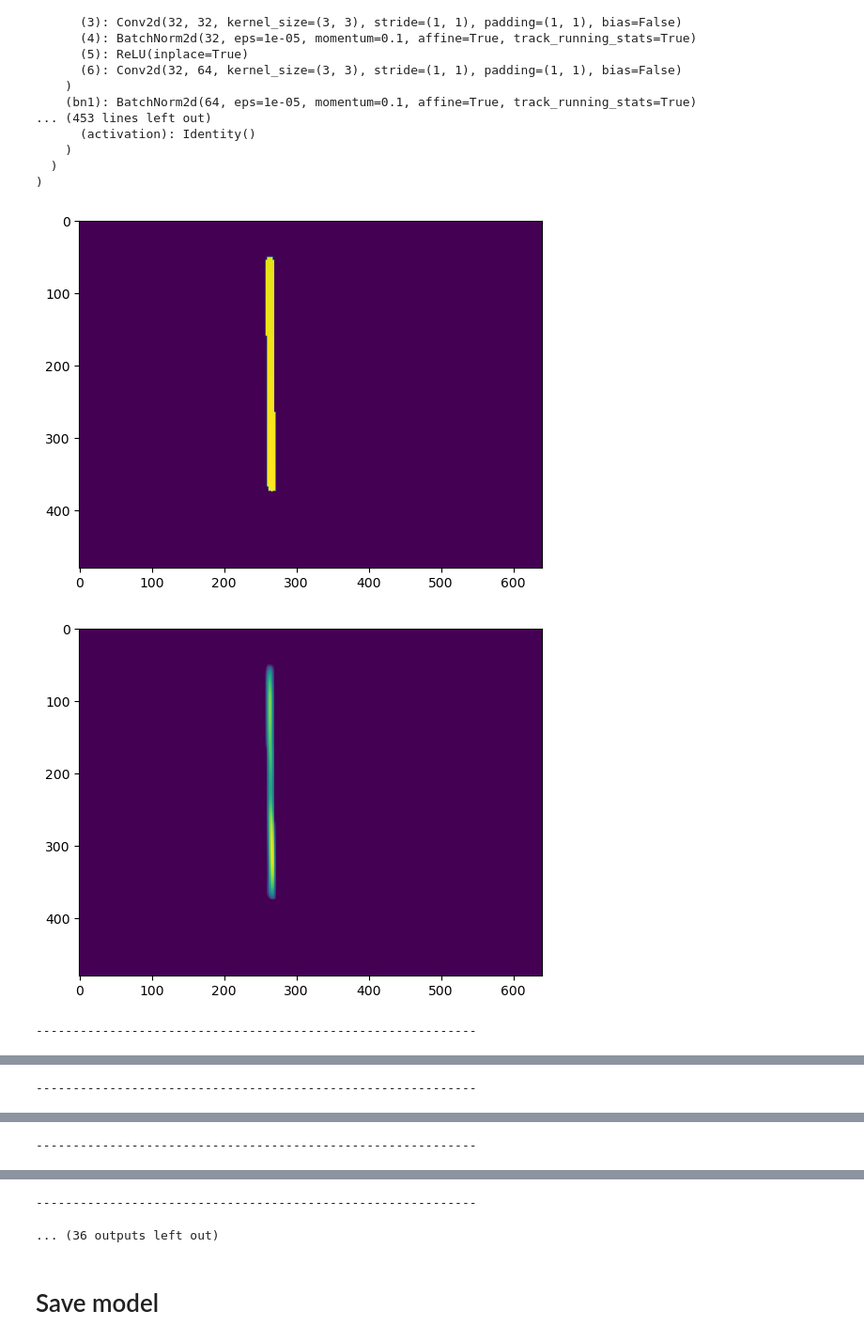
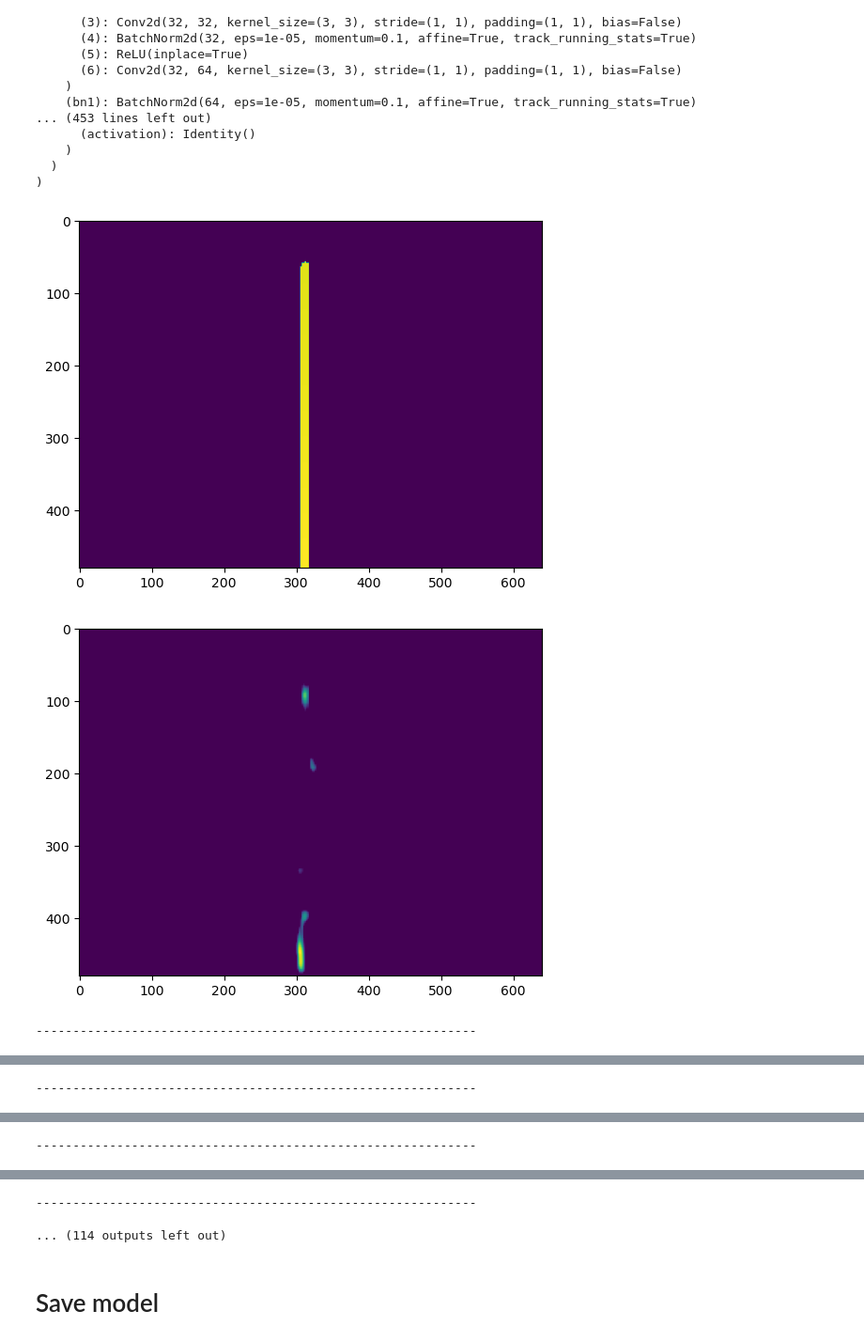
Before and after one commit to elzlociako/AoR_EngineerProject, a Jupyter notebook: CNN/Segmentation/Intro_script_segmentation.ipynb, the cells around one changed output, grey strips where cells are left out. Shown at 94% size. Drawn from its saved outputs; the diff is of its cells as text; code cells hidden in the pictures.

```diff
--- a/CNN/Segmentation/Intro_script_segmentation.ipynb
+++ b/CNN/Segmentation/Intro_script_segmentation.ipynb
@@ -120,9 +115,24 @@ RGBD_in,axis_out = dl.load(DATASET_ROOTDIR, 'files/data.csv', 'S')
 # %%
-X_train, X_validation, y_train, y_validation = train_test_split(RGBD_in, axis_out, test_size=0.1)
+from Libraries.dataloader import DataLoader as DL
+
+DATASET_ROOTDIR='/home/el_zlociako/Documents/Praca_inzynierska/Dataset/'
+dl = DL()
+
+X_A, y_A = dl.load(DATASET_ROOTDIR, 'files/data.csv', 'files/axis', 'S')
+X_B, y_B = dl.load(DATASET_ROOTDIR, 'files_ArUco/data_ArUco.csv', 'files_ArUco/axis', 'S')
+
+X_trainA, X_validationA, y_trainA, y_validationA = train_test_split(X_A, y_A, test_size=0.2, random_state=101)
+X_trainB, X_validationB, y_trainB, y_validationB = train_test_split(X_B, y_B, test_size=0.03, random_state=101)
+
+X_train = torch.cat((X_trainA, X_trainB),axis=0)
+y_train = torch.cat((y_trainA, y_trainB),axis=0)
+
 X_train_aug = X_train.clone()
-
 for i in range(X_train_aug.shape[0]):
      X_train_aug[i] = DataAug(X_train_aug[i])
 
+X_train = torch.cat((X_train, X_train_aug),axis=0)
 y_train = torch.cat((y_train, y_train),axis=0)
-X_train = torch.cat((X_train, X_train_aug),axis=0)
+
+X_validation = torch.cat((X_validationA, X_validationB),axis=0)
+y_validation = torch.cat((y_validationA, y_validationB),axis=0)
@@ -130,7 +150,7 @@ X_train = torch.cat((X_train, X_train_aug),axis=0)
 train_set = TensorDataset(X_train, y_train)
 val_set = TensorDataset(X_validation, y_validation)
 
-loader_args = dict(batch_size=4, num_workers=os.cpu_count(), pin_memory=True, drop_last=True)
+loader_args = dict(batch_size=6, num_workers=os.cpu_count(), pin_memory=True, drop_last=True)
 train_loader = DataLoader(train_set,shuffle=True, **loader_args)
 val_loader = DataLoader(val_set,shuffle=False, **loader_args)
 # %%
@@ -191,9 +211,9 @@ class DiceLoss(nn.Module):
 criterion = smp.losses.DiceLoss(mode='binary')
 # criterion = nn.BCEWithLogitsLoss()
 optimizer = torch.optim.Adam(Model.parameters(), lr=0.001)
-scheduler = torch.optim.lr_scheduler.ReduceLROnPlateau(optimizer, 'min', patience=10)
+scheduler = torch.optim.lr_scheduler.ReduceLROnPlateau(optimizer=optimizer, mode='min', patience=10, min_lr=0.0000001)
 # %%
-epochs = 80
+epochs = 60
 
 train_losses = []
 validation_losses = []
@@ -300,7 +323,7 @@ with torch.no_grad():
 #         new_input = torch.cat((images, y_val), axis=1)
 #         print(new_input.shape)
 
-        y_val = F.threshold(y_val, 0.2, 0)
+        y_val = F.threshold(y_val, 1, 0)
 
 
         for j in range(y_val.shape[0]):
@@ -313,33 +336,33 @@ with torch.no_grad():
             DEPTH_buff = images_buff[1].cpu().numpy()*5500
             trueAxis_buff = inv_resize(true_mask[j]).cpu().detach().numpy().transpose(1,2,0)
             predAxis_buff = inv_resize(y_val[j]).cpu().detach().numpy().transpose(1,2,0)
 
             NEW_DEPTH = DEPTH_buff.reshape(DEPTH_buff.shape[0],DEPTH_buff.shape[1],1)
 #             new_axis = np.zeros([480,640,1])
 #             new_axis[np.where(predAxis_buff > 1)] = NEW_DEPTH[np.where(predAxis_buff > 1)]
 
 #             minval = np.min(new_axis[np.nonzero(new_axis)])
 
 #             new_axis[np.where(predAxis_buff > 1)] = minval
 #             print(minval)
             PC_object = CreatePointCloud(RGB_buff, DEPTH_buff)
             PC_realAxis = CreateAxisCloud(trueAxis_buff)
             PC_predAxis = CreateAxisCloud(predAxis_buff)
 #             DrawnAxis = CreateAxisCloud(new_axis/1000)
 
 #             o3d.visualization.draw_geometries([PC_object,PC_predAxis])
 
             plt.figure()
             plt.imshow(trueAxis_buff)
 
             plt.figure()
             plt.imshow(predAxis_buff)
 
 #             plt.figure()
 #             plt.imshow(new_axis)
             plt.show()
             print('------------------------------------------------------------')
 # %% [output]
-[figure, old version]
+[figure, new version]
-[figure, old version]
+[figure, new version]
 ------------------------------------------------------------
@@ -354,5 +377,5 @@ with torch.no_grad():
 ------------------------------------------------------------
-... (36 outputs left out)
+... (114 outputs left out)
 # %% [markdown]
 # Save model
 # %%
```
Also changed, not shown: parts of 10 cells of this notebook, 8 other files.
